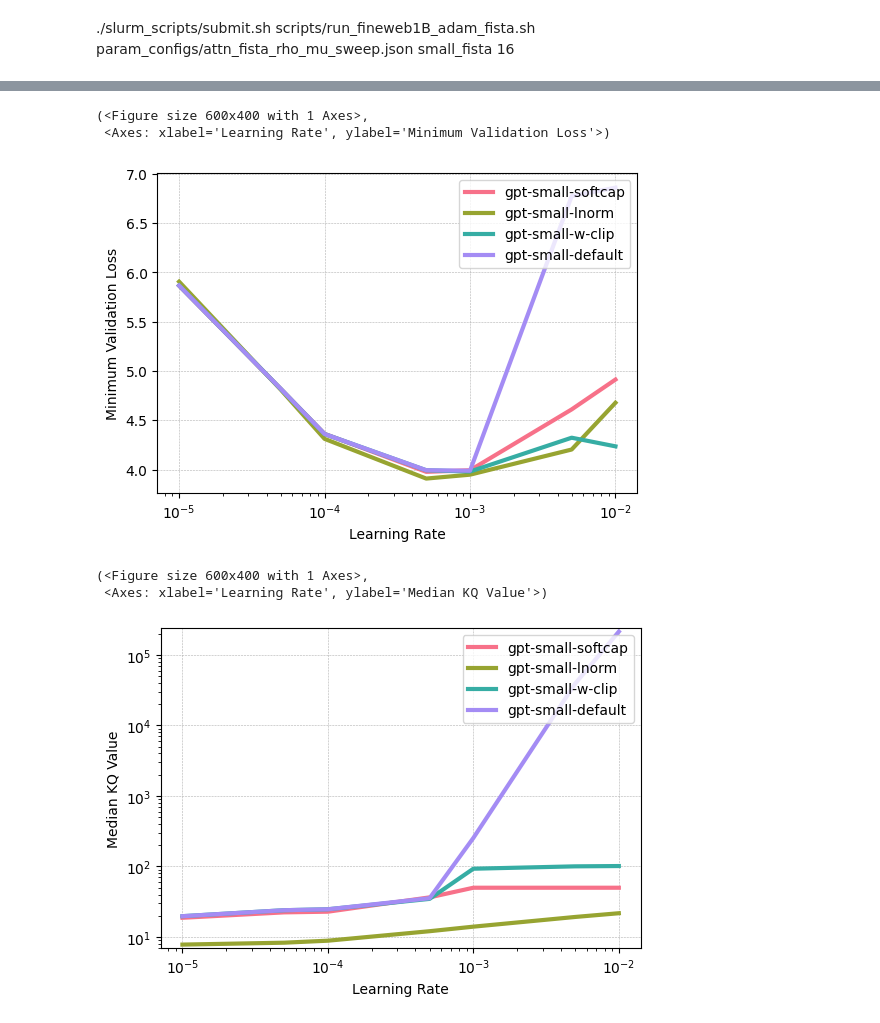
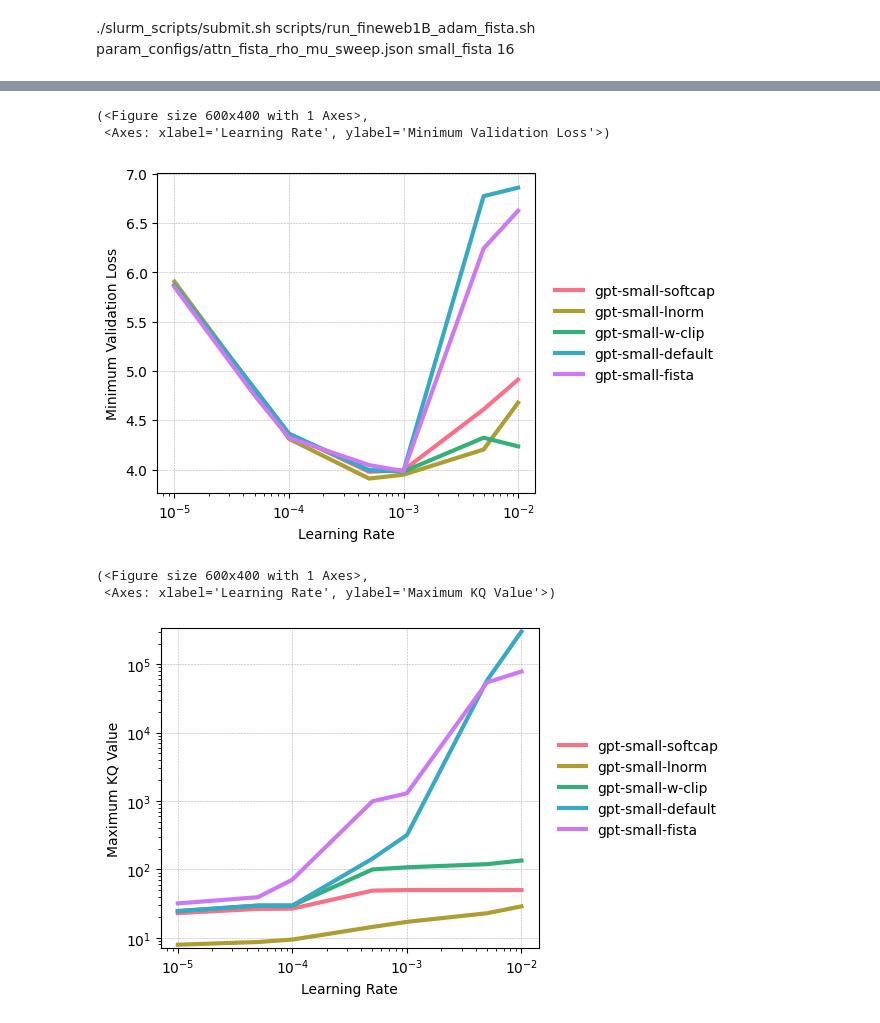
Before and after one commit to gowerrobert/GPT-opt, a Jupyter notebook: sweeps/sweep_lr_baselines.ipynb, the cells around one changed output, grey strips where cells are left out. Drawn from its saved outputs; the diff is of its cells as text; code cells hidden in the pictures.

Commit message:
sweeps over lr for baselines; grid search for rho/mu; fixed bug for microbatches update in wclip baseline

```diff
--- a/sweeps/sweep_lr_baselines.ipynb
+++ b/sweeps/sweep_lr_baselines.ipynb
@@ -5,7 +5,6 @@ from sweep_utils import *
 # %%
 param_configs = "../param_configs/adamw_kq.json"
 script_name = "../scripts/run_fineweb1B_adam.sh"
-df, missing = load_sweep_jsons(param_configs, script_name)
-missing
+df, _ = load_sweep_jsons(param_configs, script_name)
 # %% [output]
 /mnt/home/tparshakova/Documents/GPT-opt
@@ -14,0 +11,5 @@ set()
+# %%
+param_configs = "../param_configs/attn_fista_rhomu_best1_lr_sweep.json"
+script_name = "../scripts/run_fineweb1B_adam_fista.sh"
+df_fista, _ = load_sweep_jsons(param_configs, script_name)
+df_fista["model"] = "gpt-small-fista"
@@ -14,0 +32,3 @@ set()
+# %%
+df = pd.concat([df, df_fista], ignore_index=True)
+len(df)
@@ -26,10 +66,10 @@ plot_lr_sweep_over_models(df, ycol="min_val_loss")
 # %% [output]
 (<Figure size 600x400 with 1 Axes>,
  <Axes: xlabel='Learning Rate', ylabel='Minimum Validation Loss'>)
-[figure, old version]
+[figure, new version]
 # %%
-plot_lr_sweep_over_models(df, ycol="kq_median", ylog=True)
+plot_lr_sweep_over_models(df, ycol="kq_max", ylog=True)
 # %% [output]
 (<Figure size 600x400 with 1 Axes>,
- <Axes: xlabel='Learning Rate', ylabel='Median KQ Value'>)
+ <Axes: xlabel='Learning Rate', ylabel='Maximum KQ Value'>)
-[figure, old version]
+[figure, new version]
```
Also changed, not shown: parts of 11 cells of this notebook, 16 other files.
